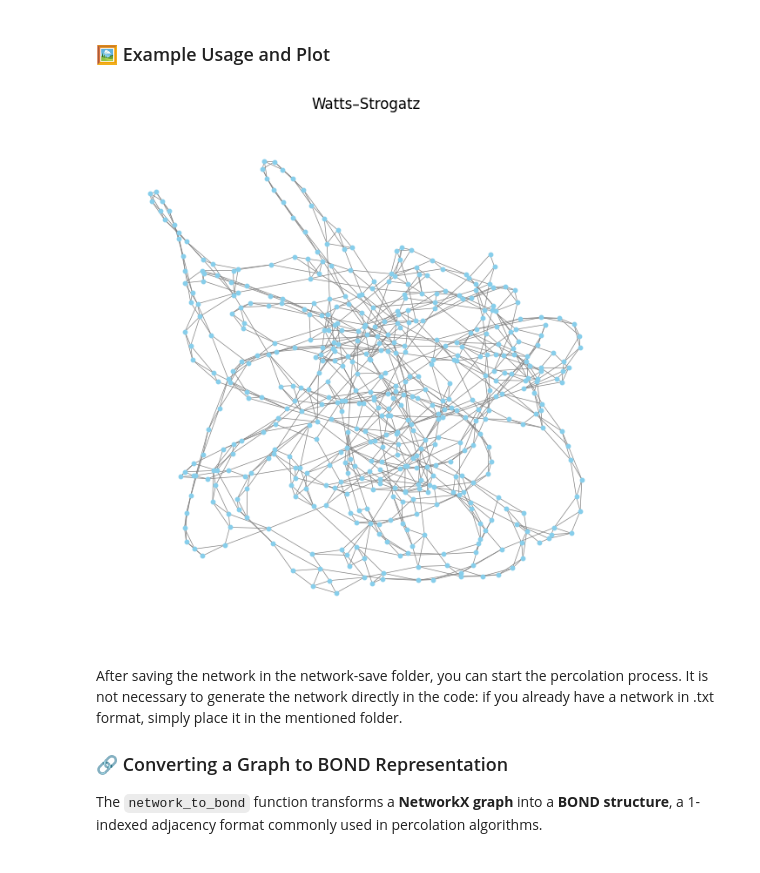
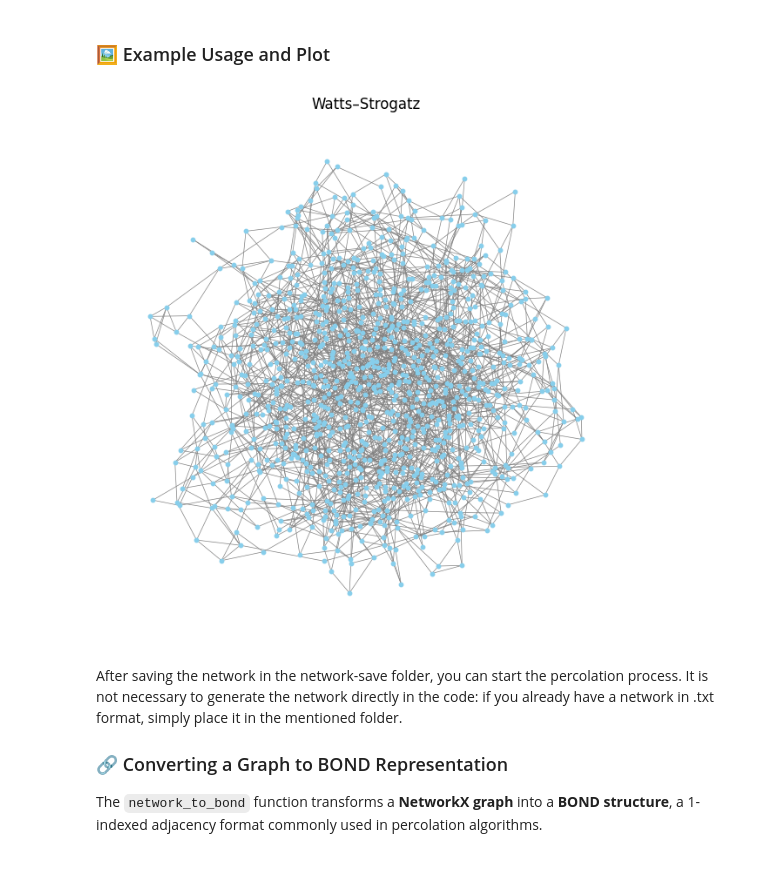
Before and after one commit to VictorFrancheto/shortest-path-percolation-implementation, a Jupyter notebook: spp-general/spp-general-network/spp-general.ipynb, the cells around one changed output. Cells and saved outputs as stored; diff of their text form; code cells hidden in the pictures.

```diff
--- a/spp-general/spp-general-network/spp-general.ipynb
+++ b/spp-general/spp-general-network/spp-general.ipynb
@@ -43,7 +48,7 @@ def generate_ws_graph(N: int, k: int, p: float, seed: int | None = None):
     return G
 
 
-def save_graph_as_txt(G: nx.Graph, out_dir: str = "network-save", filename: str = "graph.txt") -> str:
+def save_graph_as_txt(G: nx.Graph, out_dir: str = "network-save", filename: str = "graph.txt"):
     """
     Save the graph in edge list format (u v per line) at out_dir/filename.
 
@@ -69,16 +74,17 @@ def save_graph_as_txt(G: nx.Graph, out_dir: str = "network-save", filename: str
 ### 🖼️ Example Usage and Plot
 # %%
 # Example usage
-G = generate_ws_graph(N=500, k=4, p=0.1, seed=42)
+G = generate_ws_graph(N=1000, k=4, p=0.3, seed=42)
+save_graph_as_txt(G, out_dir="network-save", filename="graph.txt")
 
 # Plot the network
 plt.figure(figsize=(6, 6))
 pos = nx.spring_layout(G, seed=42)
 nx.draw(G, pos, node_size=10, node_color="skyblue", edge_color="gray",  width=0.5, with_labels=False)
 plt.title("Watts–Strogatz")
 plt.show()
 # %% [output]
-[figure, old version]
+[figure, new version]
 # %% [markdown]
 After saving the network in the network-save folder, you can start the percolation process. It is not necessary to generate the network directly in the code: if you already have a network in .txt format, simply place it in the mentioned folder.
 
```
Also changed, not shown: parts of 9 cells of this notebook, 2 other files.
